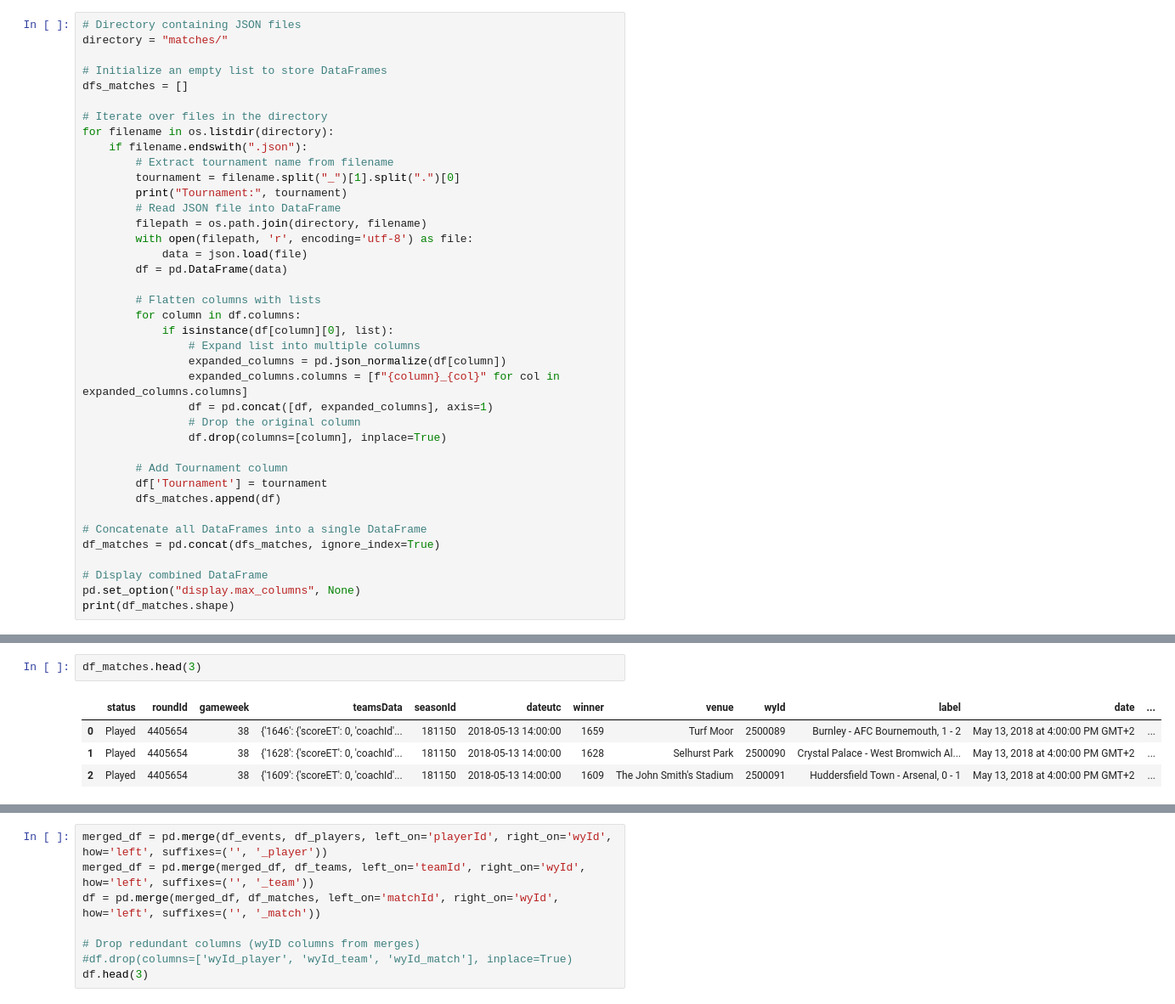
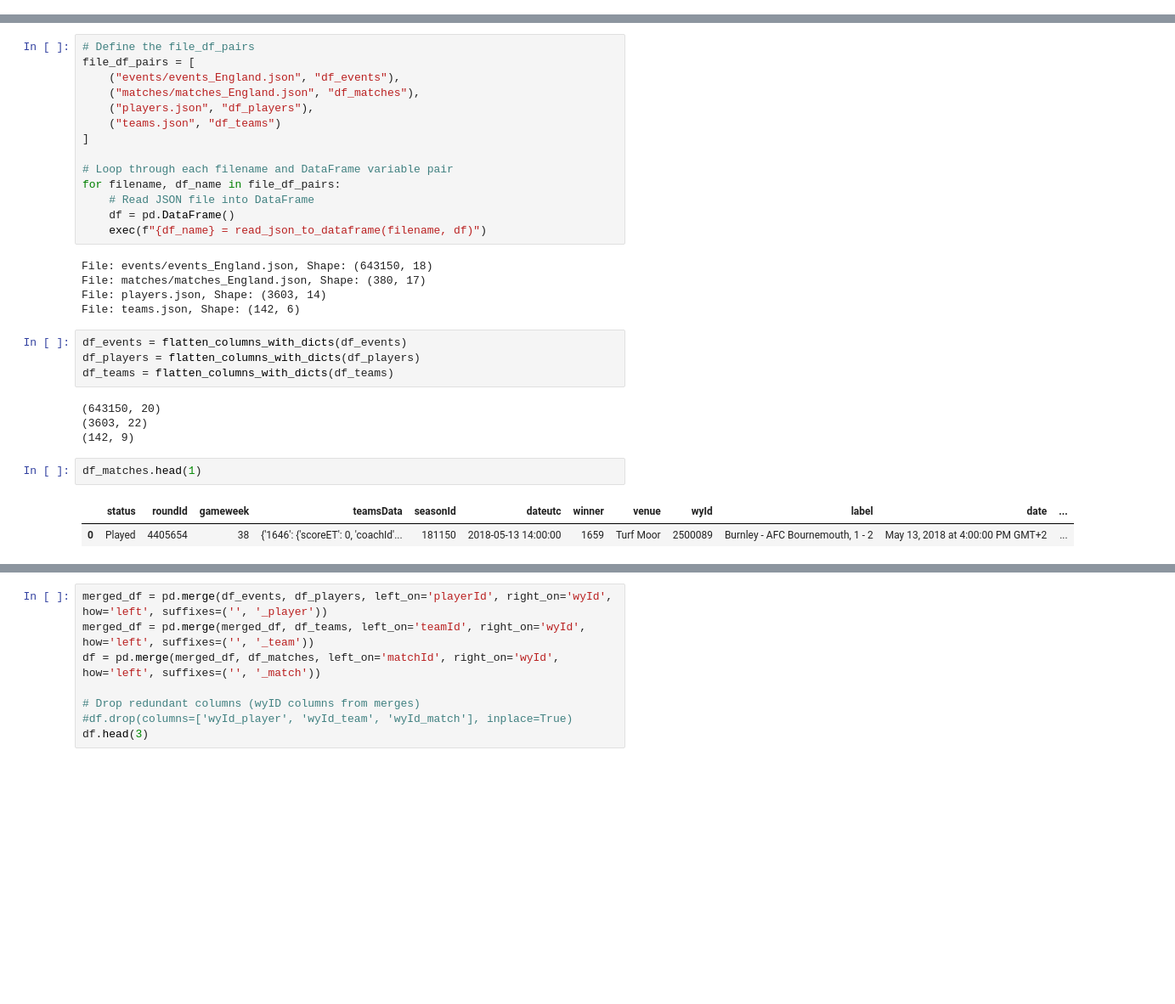
Before and after one commit to szmidapatrik/player-role-identification, a Jupyter notebook: wyscout_datasets.ipynb, the cells around one changed output, grey strips where cells are left out. Shown at 85% size. Drawn from its saved outputs; the diff is of its cells as text; blank space fills up the shorter version.

```diff
--- a/wyscout_datasets.ipynb
+++ b/wyscout_datasets.ipynb
@@ -115,39 +33,0 @@ Name: count, dtype: int64
-# %%
-# Directory containing JSON files
-directory = "matches/"
-
-# Initialize an empty list to store DataFrames
-dfs_matches = []
-
-# Iterate over files in the directory
-for filename in os.listdir(directory):
-    if filename.endswith(".json"):
-        # Extract tournament name from filename
-        tournament = filename.split("_")[1].split(".")[0]
-        print("Tournament:", tournament)
-        # Read JSON file into DataFrame
-        filepath = os.path.join(directory, filename)
-        with open(filepath, 'r', encoding='utf-8') as file:
-            data = json.load(file)
-        df = pd.DataFrame(data)
-
-        # Flatten columns with lists
-        for column in df.columns:
-            if isinstance(df[column][0], list):
-                # Expand list into multiple columns
-                expanded_columns = pd.json_normalize(df[column])
-                expanded_columns.columns = [f"{column}_{col}" for col in expanded_columns.columns]
-                df = pd.concat([df, expanded_columns], axis=1)
-                # Drop the original column
-                df.drop(columns=[column], inplace=True)
-
-        # Add Tournament column
-        df['Tournament'] = tournament
-        dfs_matches.append(df)
-
-# Concatenate all DataFrames into a single DataFrame
-df_matches = pd.concat(dfs_matches, ignore_index=True)
-
-# Display combined DataFrame
-pd.set_option("display.max_columns", None)
-print(df_matches.shape)
@@ -203,7 +64,32 @@ Name: 0, dtype: object
+# %%
+# Define the file_df_pairs
+file_df_pairs = [
+    ("events/events_England.json", "df_events"),
+    ("matches/matches_England.json", "df_matches"),
+    ("players.json", "df_players"),
+    ("teams.json", "df_teams")
+]
+
+# Loop through each filename and DataFrame variable pair
+for filename, df_name in file_df_pairs:
+    # Read JSON file into DataFrame
+    df = pd.DataFrame()
+    exec(f"{df_name} = read_json_to_dataframe(filename, df)")
+# %% [output]
+File: events/events_England.json, Shape: (643150, 18)
+File: matches/matches_England.json, Shape: (380, 17)
+File: players.json, Shape: (3603, 14)
+File: teams.json, Shape: (142, 6)
+# %%
+df_events = flatten_columns_with_dicts(df_events)
+df_players = flatten_columns_with_dicts(df_players)
+df_teams = flatten_columns_with_dicts(df_teams)
+# %% [output]
+(643150, 20)
+(3603, 22)
+(142, 9)
 # %%
-df_matches.head(3)
+df_matches.head(1)
 # %% [output]
 |  | status | roundId | gameweek | teamsData | seasonId | dateutc | winner | venue | wyId | label | date | ... |
 | 0 | Played | 4405654 | 38 | {'1646': {'scoreET': 0, 'coachId'... | 181150 | 2018-05-13 14:00:00 | 1659 | Turf Moor | 2500089 | Burnley - AFC Bournemouth, 1 - 2 | May 13, 2018 at 4:00:00 PM GMT+2 | ... |
-| 1 | Played | 4405654 | 38 | {'1628': {'scoreET': 0, 'coachId'... | 181150 | 2018-05-13 14:00:00 | 1628 | Selhurst Park | 2500090 | Crystal Palace - West Bromwich Al... | May 13, 2018 at 4:00:00 PM GMT+2 | ... |
-| 2 | Played | 4405654 | 38 | {'1609': {'scoreET': 0, 'coachId'... | 181150 | 2018-05-13 14:00:00 | 1609 | The John Smith's Stadium | 2500091 | Huddersfield Town - Arsenal, 0 - 1 | May 13, 2018 at 4:00:00 PM GMT+2 | ... |
```
Also changed, not shown: parts of 34 cells of this notebook.
